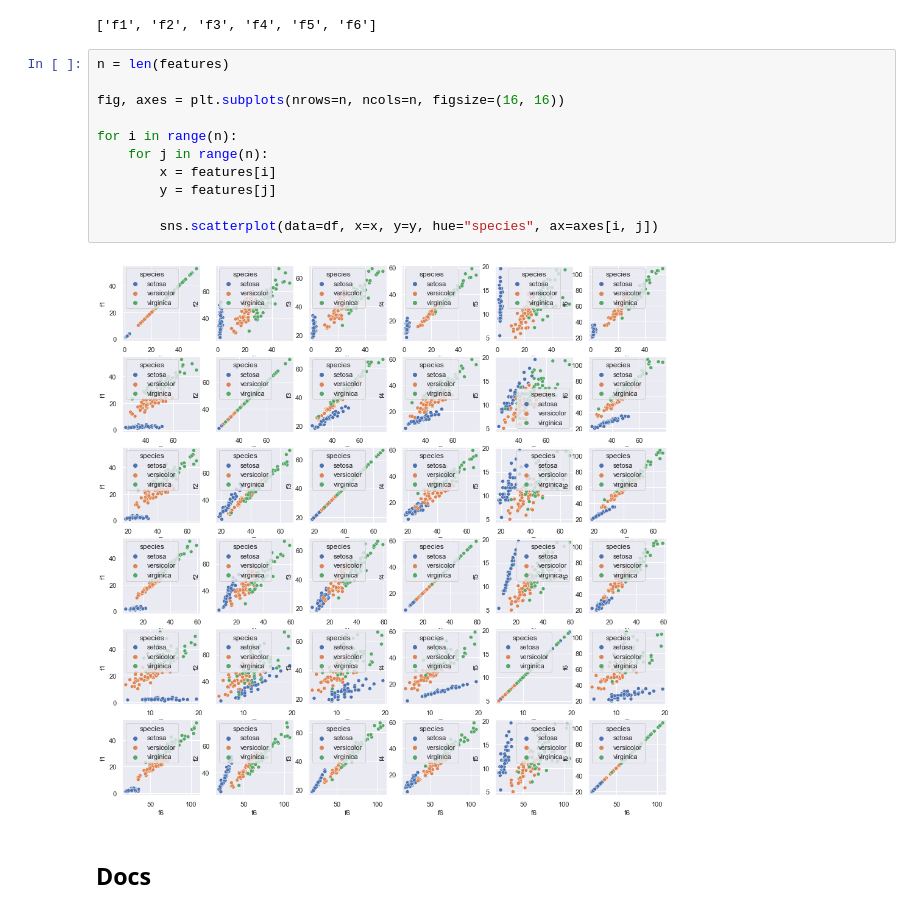
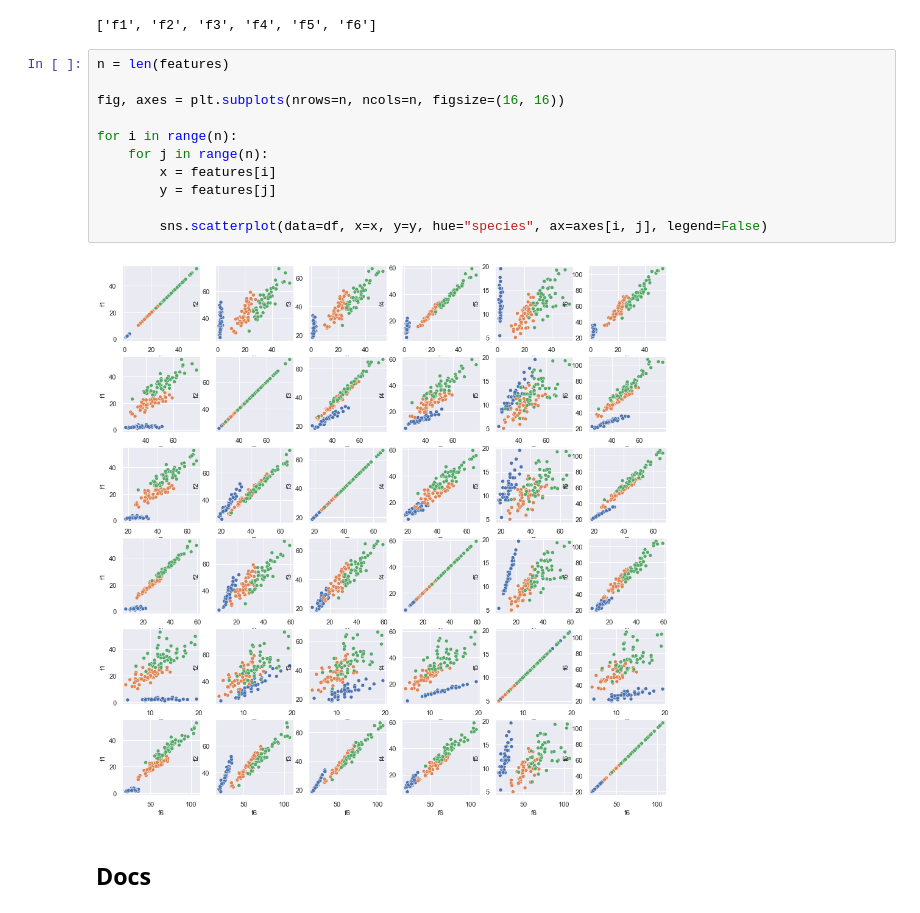
Before and after one commit to lostmygithubaccount/pl-learn, a Jupyter notebook: projects/iris/Untitled.ipynb, the cells around one changed output. Saved outputs shown, nothing was run; the diff lists cells and outputs as text.

Commit message:
remove legend

```diff
--- a/projects/iris/Untitled.ipynb
+++ b/projects/iris/Untitled.ipynb
@@ -158,16 +158,16 @@ features
 # %%
 n = len(features)
 
 fig, axes = plt.subplots(nrows=n, ncols=n, figsize=(16, 16))
 
 for i in range(n):
     for j in range(n):
         x = features[i]
         y = features[j]
 
-        sns.scatterplot(data=df, x=x, y=y, hue="species", ax=axes[i, j])
+        sns.scatterplot(data=df, x=x, y=y, hue="species", ax=axes[i, j], legend=False)
 # %% [output]
-[figure, old version]
+[figure, new version]
 # %% [markdown]
 ## Docs
 # %%
```
